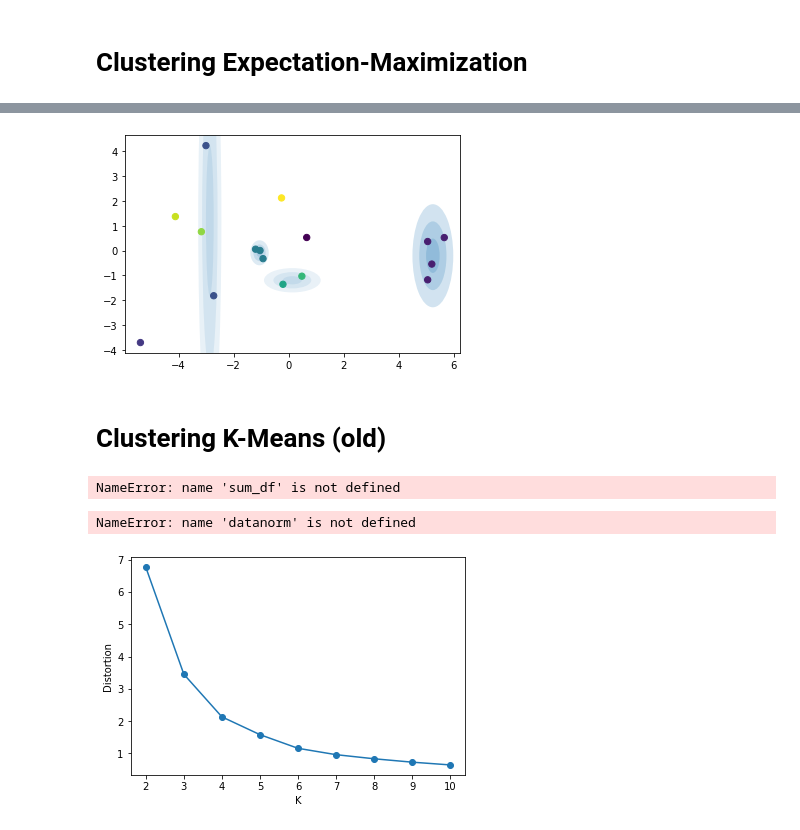
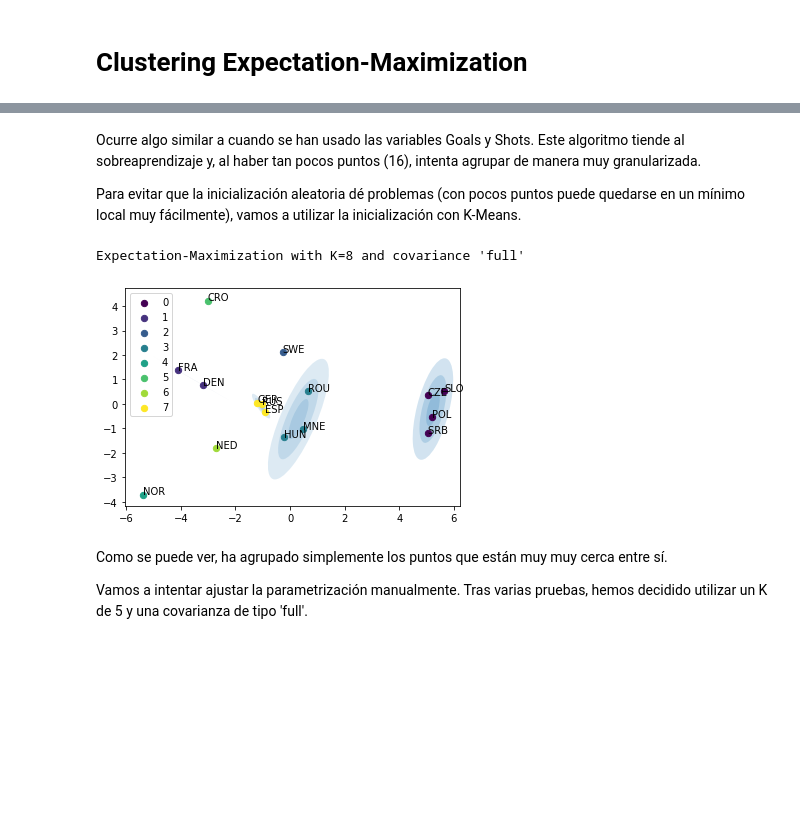
Before and after one commit to AlbertoVelascoMata/course.dsi, a Jupyter notebook: notebooks/Clustering_teams.ipynb, the cells around one changed output, grey strips where cells are left out. Cells and saved outputs as stored; diff of their text form; code cells hidden in the pictures; blank space fills up the shorter version.

```diff
--- a/notebooks/Clustering_teams.ipynb
+++ b/notebooks/Clustering_teams.ipynb
@@ -451 +510,21 @@ plt.show()
+# %% [markdown]
+Ocurre algo similar a cuando se han usado las variables Goals y Shots. Este algoritmo tiende al sobreaprendizaje y, al haber tan pocos puntos (16), intenta agrupar de manera muy granularizada.
+
+Para evitar que la inicialización aleatoria dé problemas (con pocos puntos puede quedarse en un mínimo local muy fácilmente), vamos a utilizar la inicialización con K-Means.
+# %%
+print(f"Expectation-Maximization with K={best_k} and covariance '{best_cv}'")
+EM = GaussianMixture(n_components=best_k, covariance_type=best_cv, init_params='kmeans')
+EM.fit(X)
+labels =  EM.predict(X)
+# %% [output]
+Expectation-Maximization with K=8 and covariance 'full'
+# %%
+plot_EM(EM, teams_df[['PC1', 'PC2']], labels=labels)
+#plot_EM(EM, teams_df[['PC1', 'PC2']], labels=labels, out='../figures/Hito2_EM-auto.pdf')
+# %% [output]
+[figure, added]
+# %% [markdown]
+Como se puede ver, ha agrupado simplemente los puntos que están muy muy cerca entre sí.
+
+Vamos a intentar ajustar la parametrización manualmente. Tras varias pruebas, hemos decidido utilizar un K de 5 y una covarianza de tipo 'full'.
 # %%
@@ -453,54 +532,2 @@ EM = GaussianMixture(n_components=best_k, covariance_type=best_cv, init_params='
 EM.fit(X)
 labels =  EM.predict(X)
-# %%
-plot_EM(EM, teams_df[['PC1', 'PC2']])
-# %% [output]
-[figure, removed]
-# %% [markdown]
-# Clustering K-Means (old)
-# %%
-from sklearn import preprocessing
-min_max_scaler = preprocessing.MinMaxScaler()
-datanorm = min_max_scaler.fit_transform(sum_df[['Goals', 'Shots']])
-# %% [output]
-NameError: name 'sum_df' is not defined
-# %%
-# parameters
-init = 'random' # initialization method
-
-# to run 10 times with different random centroids
-# to choose the final model as the one with the lowest SSE
-iterations = 10
-
-# maximum number of iterations for each single run
-max_iter = 300
-
-# controls the tolerance with regard to the changes in the
-# within-cluster sum-squared-error to declare convergence
-
-tol = 1e-04
-
- # random seed
-random_state = 0
-
-from sklearn.cluster import KMeans
-from sklearn import metrics
-
-distortions = []
-silhouettes = []
-
-for i in range(2, 11):
-    km = KMeans(i, init, n_init = iterations ,max_iter= max_iter, tol = tol,random_state = random_state)
-    labels = km.fit_predict(datanorm)
-    distortions.append(km.inertia_)
-    silhouettes.append(metrics.silhouette_score(datanorm, labels))
-# %% [output]
-NameError: name 'datanorm' is not defined
-# %%
-import matplotlib.pyplot as plt
-plt.plot(range(2,11), distortions, marker='o')
-plt.xlabel('K')
-plt.ylabel('Distortion')
-plt.show()
-# %% [output]
-[figure, removed]
```
Also changed, not shown: parts of 38 cells of this notebook, 9 other files.
